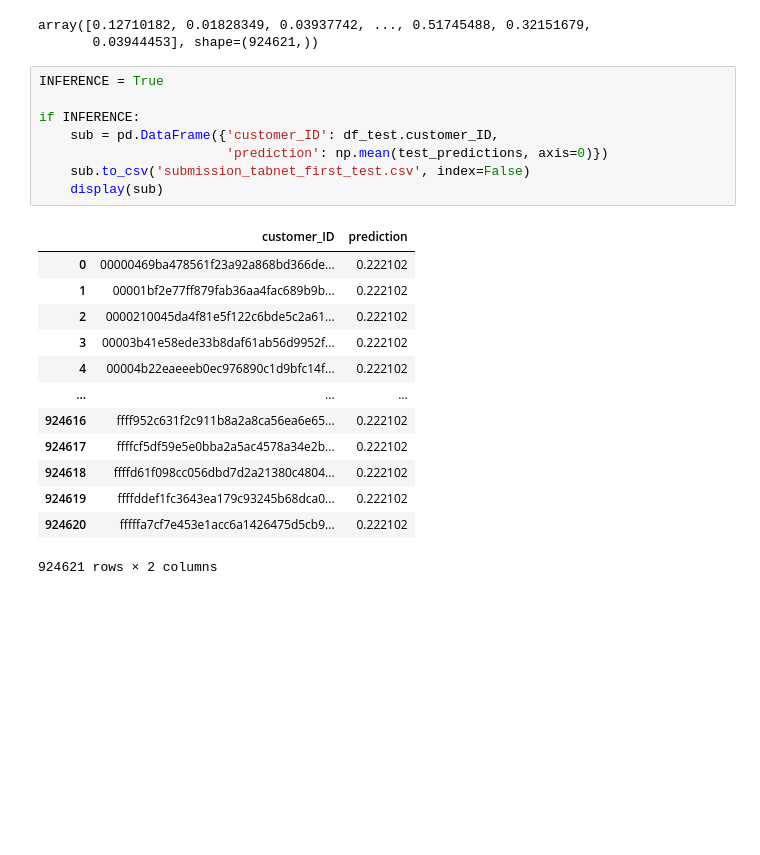
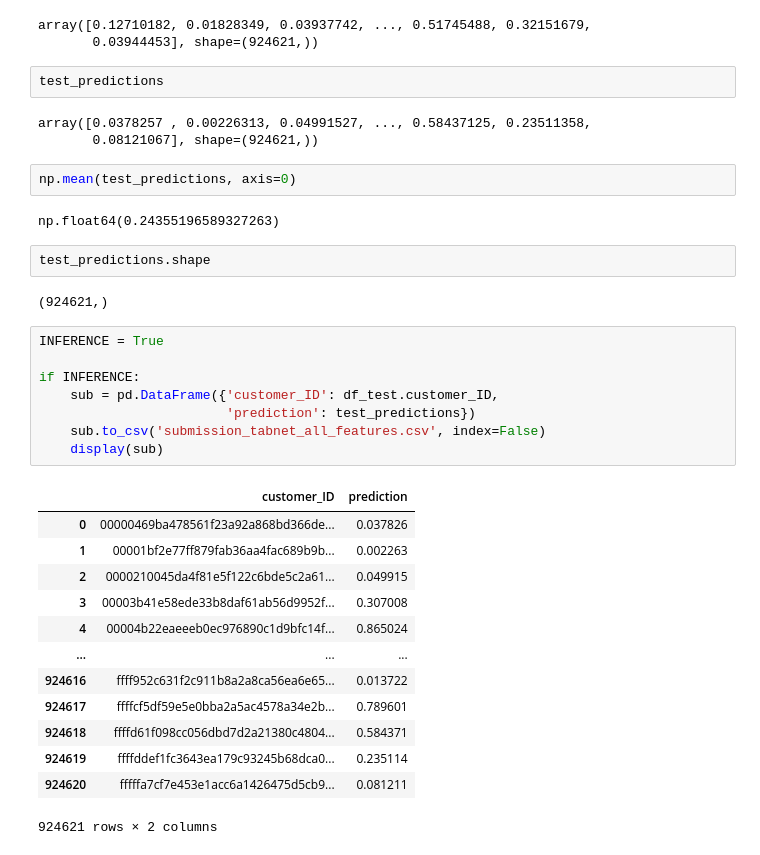
Before and after one commit to korab1ev/amex-default-prediction, a Jupyter notebook: 01. experiments_nn.ipynb, the cells around one changed output. Cells and saved outputs as stored; diff of their text form; blank space fills up the shorter version.

```diff
--- a/01. experiments_nn.ipynb
+++ b/01. experiments_nn.ipynb
@@ -316,25 +391,38 @@ test_predictions
 # %% [output]
 array([0.12710182, 0.01828349, 0.03937742, ..., 0.51745488, 0.32151679,
        0.03944453], shape=(924621,))
+# %%
+test_predictions
+# %% [output]
+array([0.0378257 , 0.00226313, 0.04991527, ..., 0.58437125, 0.23511358,
+       0.08121067], shape=(924621,))
+# %%
+np.mean(test_predictions, axis=0)
+# %% [output]
+np.float64(0.24355196589327263)
+# %%
+test_predictions.shape
+# %% [output]
+(924621,)
 # %%
 INFERENCE = True
 
 if INFERENCE:
     sub = pd.DataFrame({'customer_ID': df_test.customer_ID,
-                        'prediction': np.mean(test_predictions, axis=0)})
-    sub.to_csv('submission_tabnet_first_test.csv', index=False)
+                        'prediction': test_predictions})
+    sub.to_csv('submission_tabnet_all_features.csv', index=False)
     display(sub)
 # %% [output]
 |  | customer_ID | prediction |
-| 0 | 00000469ba478561f23a92a868bd366de... | 0.222102 |
-| 1 | 00001bf2e77ff879fab36aa4fac689b9b... | 0.222102 |
-| 2 | 0000210045da4f81e5f122c6bde5c2a61... | 0.222102 |
-| 3 | 00003b41e58ede33b8daf61ab56d9952f... | 0.222102 |
-| 4 | 00004b22eaeeeb0ec976890c1d9bfc14f... | 0.222102 |
+| 0 | 00000469ba478561f23a92a868bd366de... | 0.037826 |
+| 1 | 00001bf2e77ff879fab36aa4fac689b9b... | 0.002263 |
+| 2 | 0000210045da4f81e5f122c6bde5c2a61... | 0.049915 |
+| 3 | 00003b41e58ede33b8daf61ab56d9952f... | 0.307008 |
+| 4 | 00004b22eaeeeb0ec976890c1d9bfc14f... | 0.865024 |
 | ... | ... | ... |
-| 924616 | ffff952c631f2c911b8a2a8ca56ea6e65... | 0.222102 |
-| 924617 | ffffcf5df59e5e0bba2a5ac4578a34e2b... | 0.222102 |
-| 924618 | ffffd61f098cc056dbd7d2a21380c4804... | 0.222102 |
-| 924619 | ffffddef1fc3643ea179c93245b68dca0... | 0.222102 |
-| 924620 | fffffa7cf7e453e1acc6a1426475d5cb9... | 0.222102 |
+| 924616 | ffff952c631f2c911b8a2a8ca56ea6e65... | 0.013722 |
+| 924617 | ffffcf5df59e5e0bba2a5ac4578a34e2b... | 0.789601 |
+| 924618 | ffffd61f098cc056dbd7d2a21380c4804... | 0.584371 |
+| 924619 | ffffddef1fc3643ea179c93245b68dca0... | 0.235114 |
+| 924620 | fffffa7cf7e453e1acc6a1426475d5cb9... | 0.081211 |
 924621 rows × 2 columns
```
Also changed, not shown: parts of 2 cells of this notebook.
